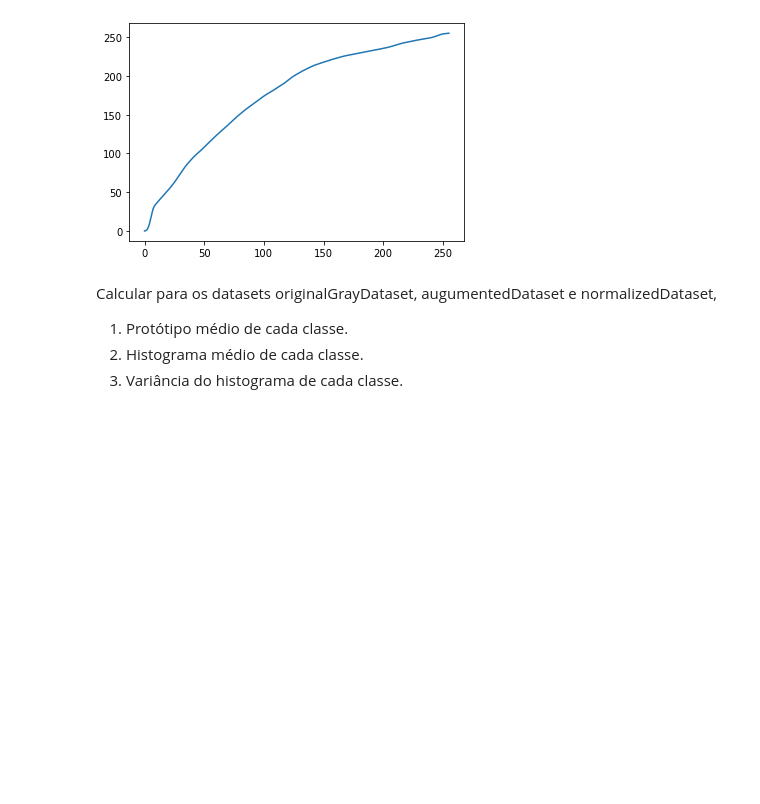
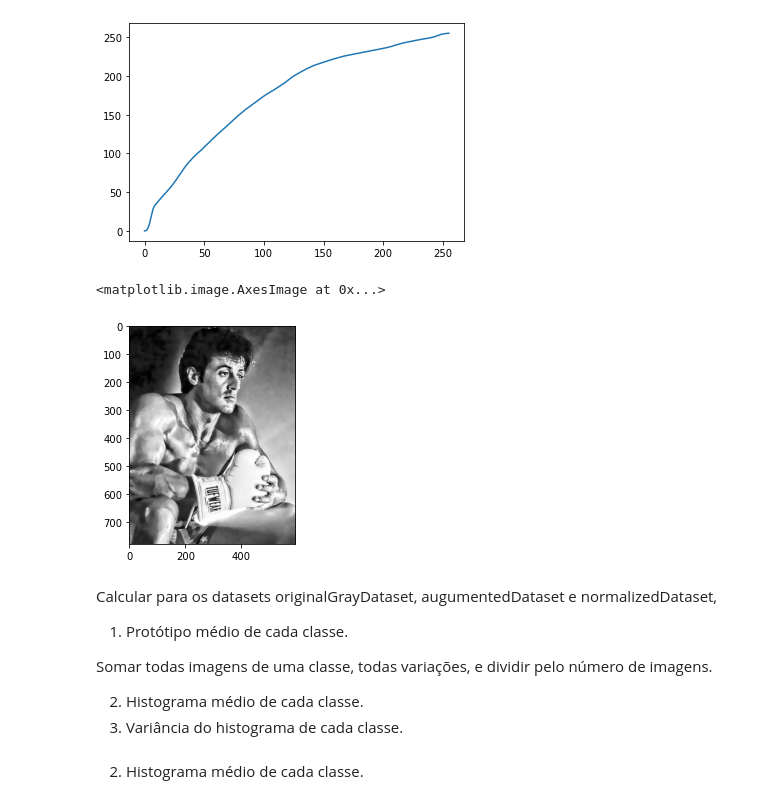
Before and after one commit to gabi-melo/image_processing, a Jupyter notebook: EP2.ipynb, the cells around one changed output. Drawn from its saved outputs; the diff is of its cells as text; code cells hidden in the pictures; blank space fills up the shorter version.

```diff
--- a/EP2.ipynb
+++ b/EP2.ipynb
@@ -83,5 +146,6 @@ def hist_eq(img, bins):
 # %%
 rocky_norm, cdf = hist_eq(rocky_cinza, 256)
+rocky_eqhist = exposure.equalize_hist(rocky_cinza, nbins=256)
 # %%
 plt.imshow(rocky_norm, cmap=plt.get_cmap('gray'))
 # %% [output]
@@ -92,8 +156,18 @@ plt.plot(cdf)
 # %% [output]
 [<matplotlib.lines.Line2D at 0x...>]
 [figure]
+# %%
+plt.imshow(rocky_eqhist, cmap=plt.get_cmap('gray'))
+# %% [output]
+<matplotlib.image.AxesImage at 0x...>
+[figure, added]
 # %% [markdown]
 Calcular para os datasets originalGrayDataset, augumentedDataset e normalizedDataset,
 1. Protótipo médio de cada classe.
+
+Somar todas imagens de uma classe, todas variações, e dividir pelo número de imagens.
+
 2. Histograma médio de cada classe.
 3. Variância do histograma de cada classe.
+# %% [markdown]
+2. Histograma médio de cada classe.
```
Also changed, not shown: parts of 16 cells of this notebook.
